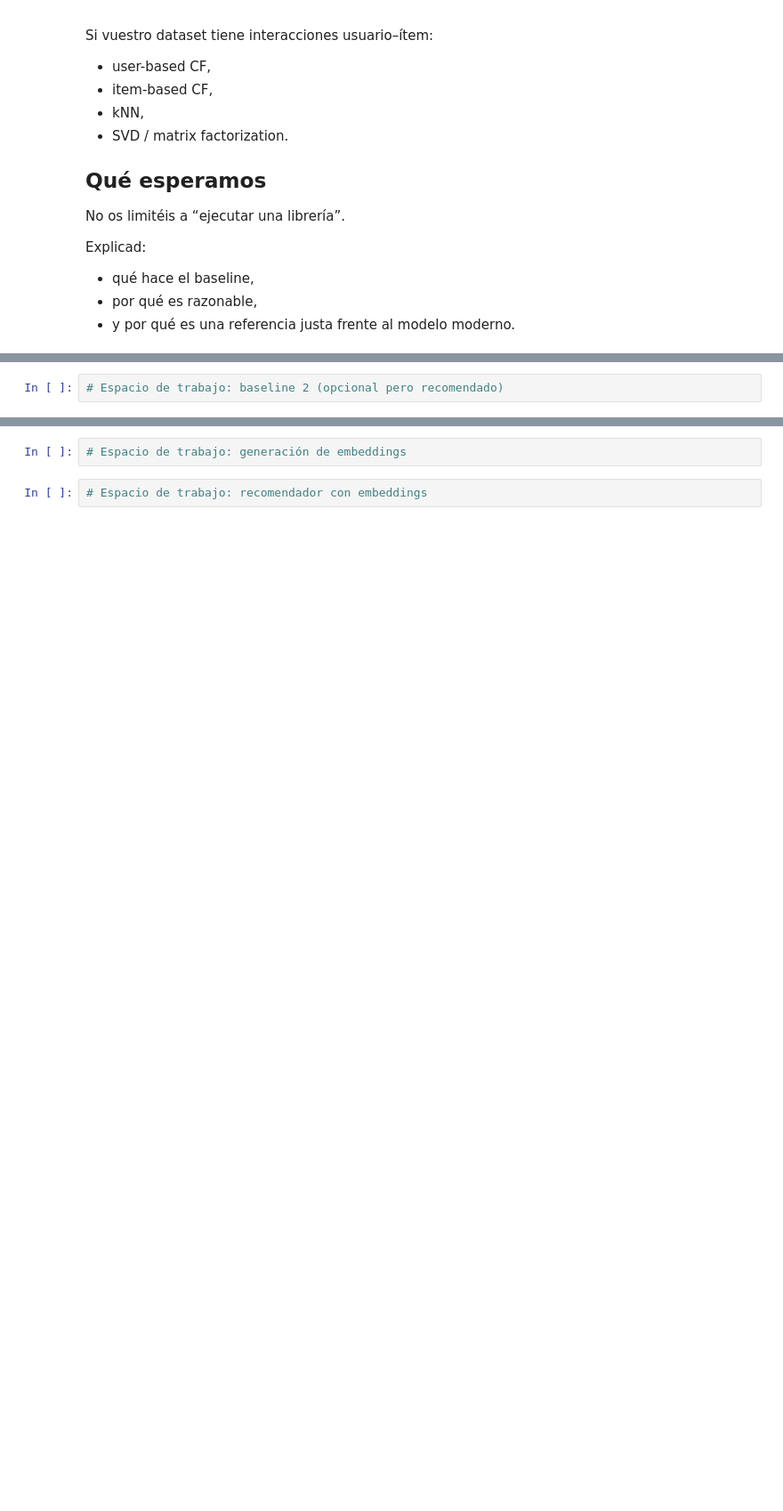
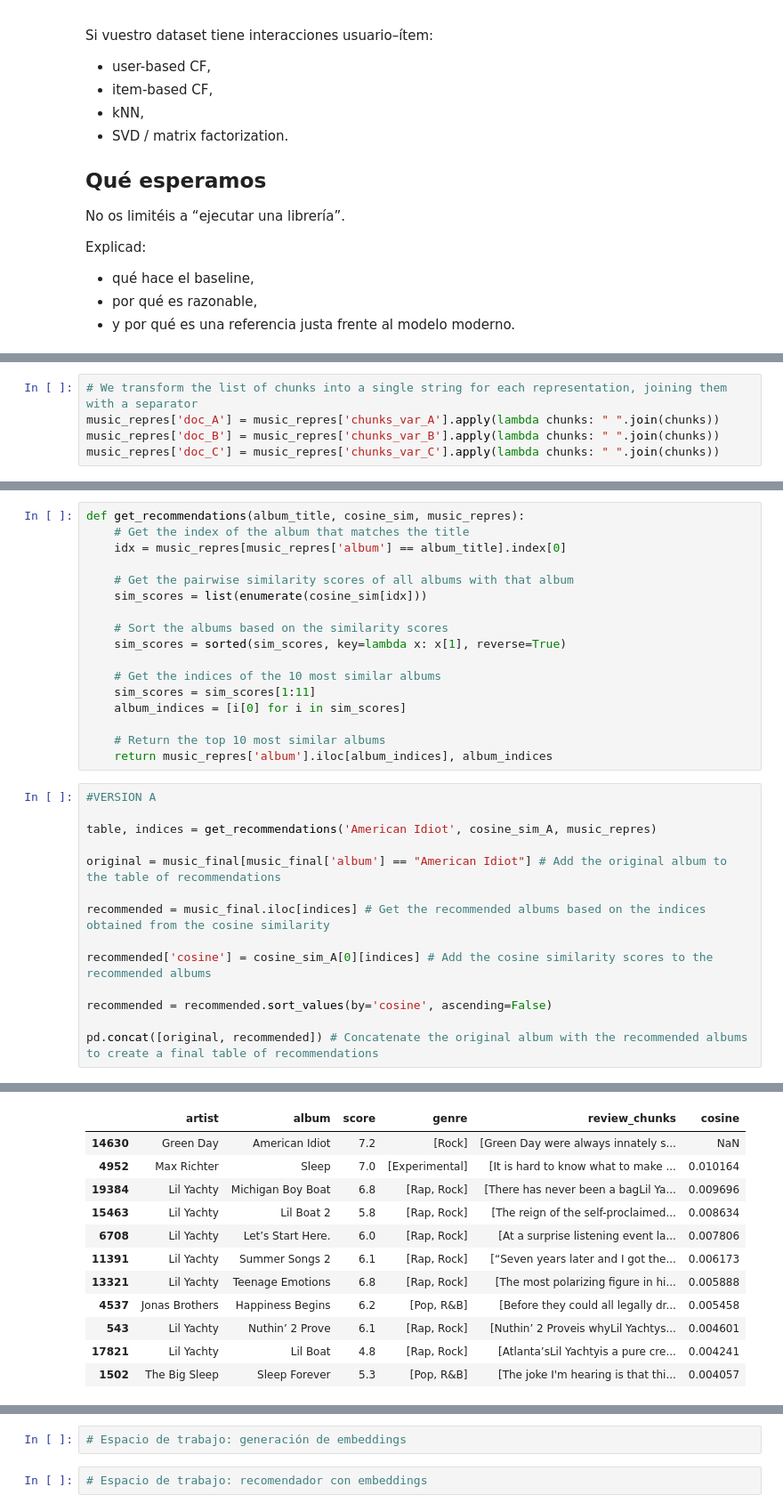
Before and after one commit to carlotaprosper/Music-Recommendator, a Jupyter notebook: enunciado_practica_recomendador_embeddings_modernos.ipynb, the cells around one changed output, grey strips where cells are left out. Shown at 89% size. Cells and saved outputs as stored; diff of their text form; blank space fills up the shorter version.

Commit message:
Baseline Done

```diff
--- a/enunciado_practica_recomendador_embeddings_modernos.ipynb
+++ b/enunciado_practica_recomendador_embeddings_modernos.ipynb
@@ -850,0 +859,5 @@ Explicad:
+# %%
+# We transform the list of chunks into a single string for each representation, joining them with a separator
+music_repres['doc_A'] = music_repres['chunks_var_A'].apply(lambda chunks: " ".join(chunks))
+music_repres['doc_B'] = music_repres['chunks_var_B'].apply(lambda chunks: " ".join(chunks))
+music_repres['doc_C'] = music_repres['chunks_var_C'].apply(lambda chunks: " ".join(chunks))
@@ -853,2 +892,32 @@ Explicad:
-# %%
-# Espacio de trabajo: baseline 2 (opcional pero recomendado)
+# %%
+def get_recommendations(album_title, cosine_sim, music_repres):
+    # Get the index of the album that matches the title
+    idx = music_repres[music_repres['album'] == album_title].index[0]
+
+    # Get the pairwise similarity scores of all albums with that album
+    sim_scores = list(enumerate(cosine_sim[idx]))
+
+    # Sort the albums based on the similarity scores
+    sim_scores = sorted(sim_scores, key=lambda x: x[1], reverse=True)
+
+    # Get the indices of the 10 most similar albums
+    sim_scores = sim_scores[1:11]
+    album_indices = [i[0] for i in sim_scores]
+
+    # Return the top 10 most similar albums
+    return music_repres['album'].iloc[album_indices], album_indices
+# %%
+#VERSION A
+
+table, indices = get_recommendations('American Idiot', cosine_sim_A, music_repres)
+
+original = music_final[music_final['album'] == "American Idiot"] # Add the original album to the table of recommendations
+
+recommended = music_final.iloc[indices] # Get the recommended albums based on the indices obtained from the cosine similarity
+
+recommended['cosine'] = cosine_sim_A[0][indices] # Add the cosine similarity scores to the recommended albums
+
+recommended = recommended.sort_values(by='cosine', ascending=False)
+
+pd.concat([original, recommended]) # Concatenate the original album with the recommended albums to create a final table of recommendations
+# %% [output]
@@ -854,0 +928,12 @@ Explicad:
+|  | artist | album | score | genre | review_chunks | cosine |
+| 14630 | Green Day | American Idiot | 7.2 | [Rock] | [Green Day were always innately s... | NaN |
+| 4952 | Max Richter | Sleep | 7.0 | [Experimental] | [It is hard to know what to make ... | 0.010164 |
+| 19384 | Lil Yachty | Michigan Boy Boat | 6.8 | [Rap, Rock] | [There has never been a bagLil Ya... | 0.009696 |
+| 15463 | Lil Yachty | Lil Boat 2 | 5.8 | [Rap, Rock] | [The reign of the self-proclaimed... | 0.008634 |
+| 6708 | Lil Yachty | Let’s Start Here. | 6.0 | [Rap, Rock] | [At a surprise listening event la... | 0.007806 |
+| 11391 | Lil Yachty | Summer Songs 2 | 6.1 | [Rap, Rock] | [“Seven years later and I got the... | 0.006173 |
+| 13321 | Lil Yachty | Teenage Emotions | 6.8 | [Rap, Rock] | [The most polarizing figure in hi... | 0.005888 |
+| 4537 | Jonas Brothers | Happiness Begins | 6.2 | [Pop, R&B] | [Before they could all legally dr... | 0.005458 |
+| 543 | Lil Yachty | Nuthin’ 2 Prove | 6.1 | [Rap, Rock] | [Nuthin’ 2 Proveis whyLil Yachtys... | 0.004601 |
+| 17821 | Lil Yachty | Lil Boat | 4.8 | [Rap, Rock] | [Atlanta’sLil Yachtyis a pure cre... | 0.004241 |
+| 1502 | The Big Sleep | Sleep Forever | 5.3 | [Pop, R&B] | [The joke I'm hearing is that thi... | 0.004057 |
```
Also changed, not shown: parts of 21 cells of this notebook, 1 other file.
